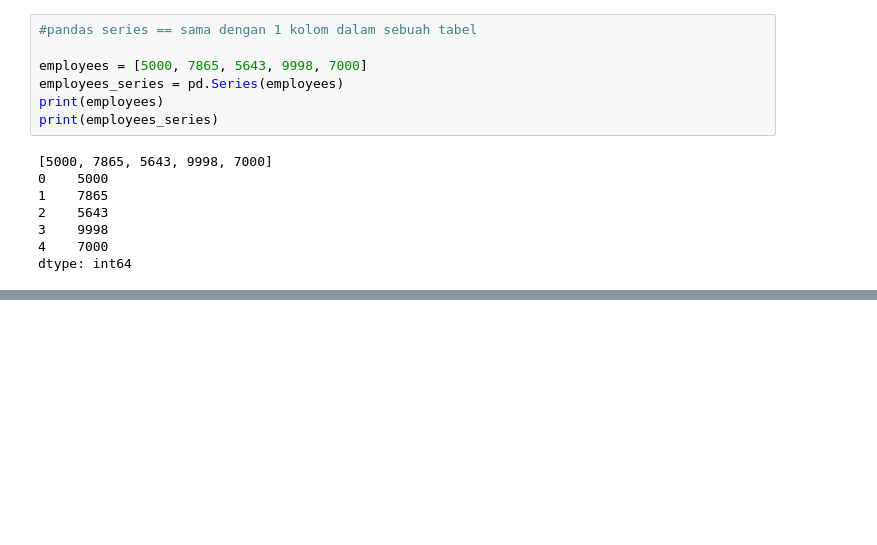
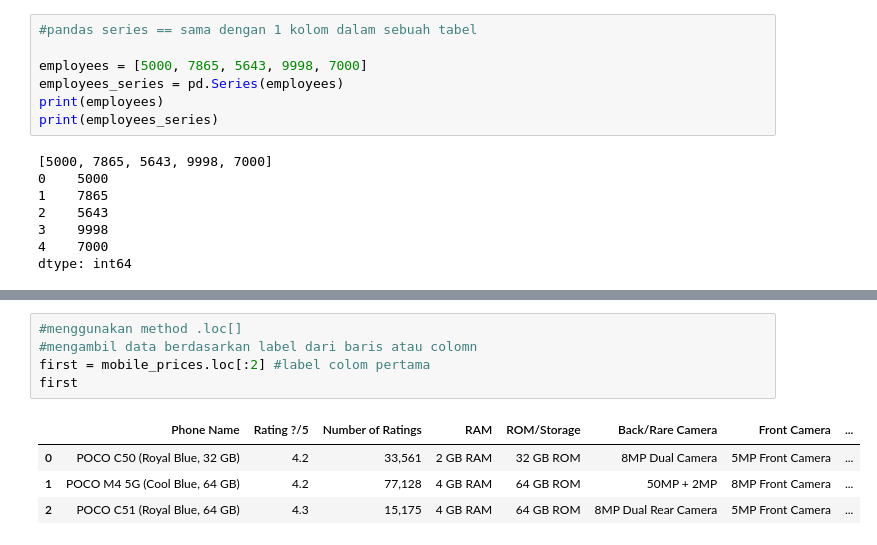
Before and after one commit to muhamadirkham21/Learning-journey, a Jupyter notebook: learn-python/ADVANCED/DATA ANALYTICS/pandas.ipynb, the cells around one changed output, grey strips where cells are left out. Cells and saved outputs as stored; diff of their text form; blank space fills up the shorter version.

```diff
--- a/learn-python/ADVANCED/DATA ANALYTICS/pandas.ipynb
+++ b/learn-python/ADVANCED/DATA ANALYTICS/pandas.ipynb
@@ -46,0 +89,10 @@ mobile_prices.head()
+# %%
+#menggunakan method .loc[]
+#mengambil data berdasarkan label dari baris atau colomn
+first = mobile_prices.loc[:2] #label colom pertama
+first
+# %% [output]
+|  | Phone Name | Rating ?/5 | Number of Ratings | RAM | ROM/Storage | Back/Rare Camera | Front Camera | ... |
+| 0 | POCO C50 (Royal Blue, 32 GB) | 4.2 | 33,561 | 2 GB RAM | 32 GB ROM | 8MP Dual Camera | 5MP Front Camera | ... |
+| 1 | POCO M4 5G (Cool Blue, 64 GB) | 4.2 | 77,128 | 4 GB RAM | 64 GB ROM | 50MP + 2MP | 8MP Front Camera | ... |
+| 2 | POCO C51 (Royal Blue, 64 GB) | 4.3 | 15,175 | 4 GB RAM | 64 GB ROM | 8MP Dual Rear Camera | 5MP Front Camera | ... |
```
Also changed, not shown: parts of 12 cells of this notebook, 1 other file.
